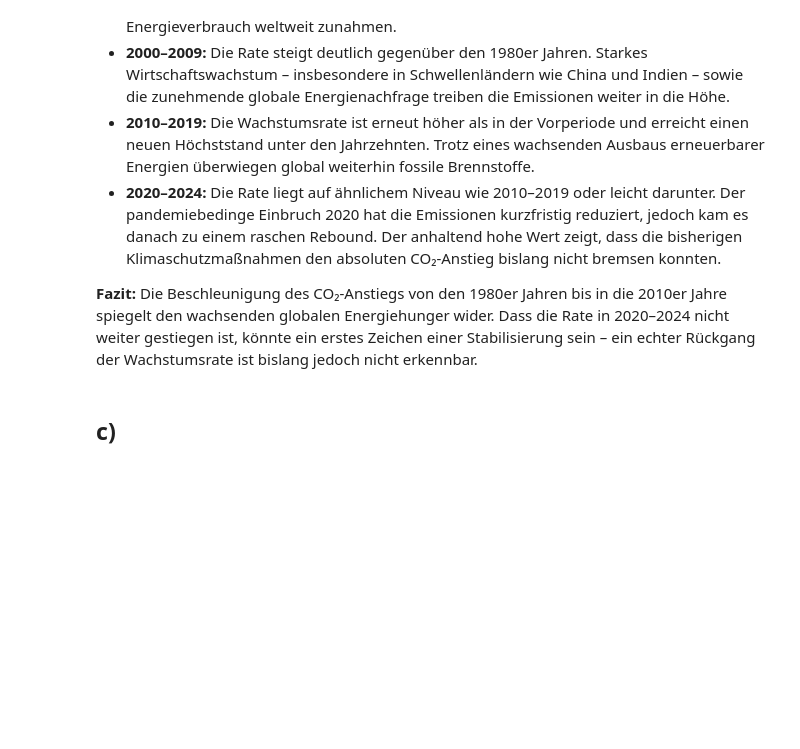
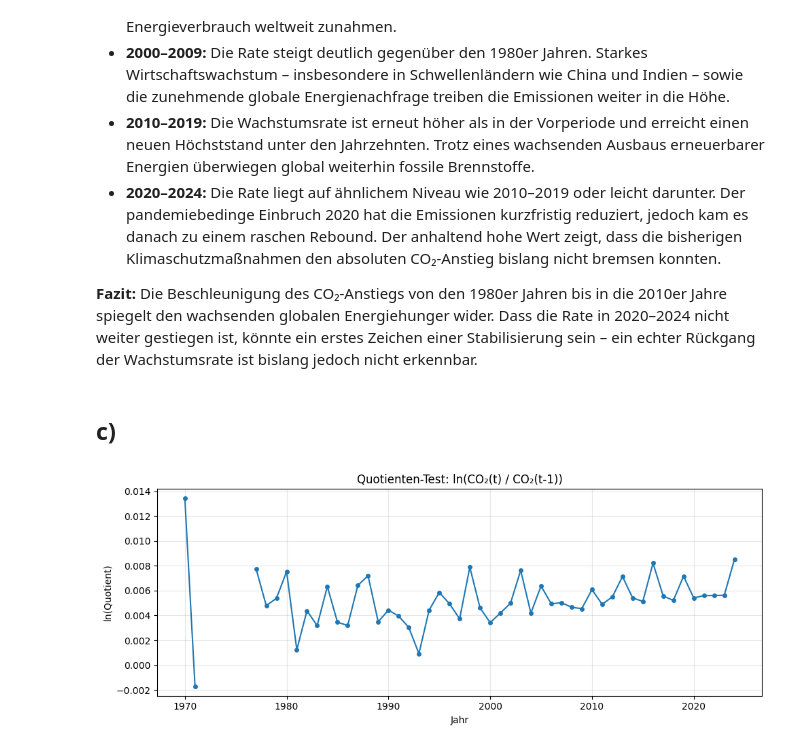
Before and after one commit to hagen-o/Umweltmonitoring-AB3, a Jupyter notebook: AB3_Bearbeitung.ipynb, the cells around one changed output. Drawn from its saved outputs; the diff is of its cells as text; code cells hidden in the pictures; blank space fills up the shorter version.

```diff
--- a/AB3_Bearbeitung.ipynb
+++ b/AB3_Bearbeitung.ipynb
@@ -262,3 +262,19 @@ Die CAGR-Werte zeigen eine klare **Beschleunigung des CO₂-Anstiegs** über die
 **Fazit:** Die Beschleunigung des CO₂-Anstiegs von den 1980er Jahren bis in die 2010er Jahre spiegelt den wachsenden globalen Energiehunger wider. Dass die Rate in 2020–2024 nicht weiter gestiegen ist, könnte ein erstes Zeichen einer Stabilisierung sein – ein echter Rückgang der Wachstumsrate ist bislang jedoch nicht erkennbar.
 # %% [markdown]
 ## c)
+# %%
+# Quotienten zwischen aufeinanderfolgenden Jahren
+quotient = annual_mean[1:].values / annual_mean[:-1].values
+log_quotient = np.log(quotient)
+jahre = annual_mean.index[1:]
+
+plt.figure(figsize=(10, 4))
+plt.plot(jahre, log_quotient, 'o-', markersize=4)
+plt.title('Quotienten-Test: ln(CO₂(t) / CO₂(t-1))')
+plt.xlabel('Jahr')
+plt.ylabel('ln(Quotient)')
+plt.grid(alpha=0.3)
+plt.tight_layout()
+plt.show()
+# %% [output]
+[figure, added]
```
Also changed, not shown: parts of 1 cell of this notebook.
